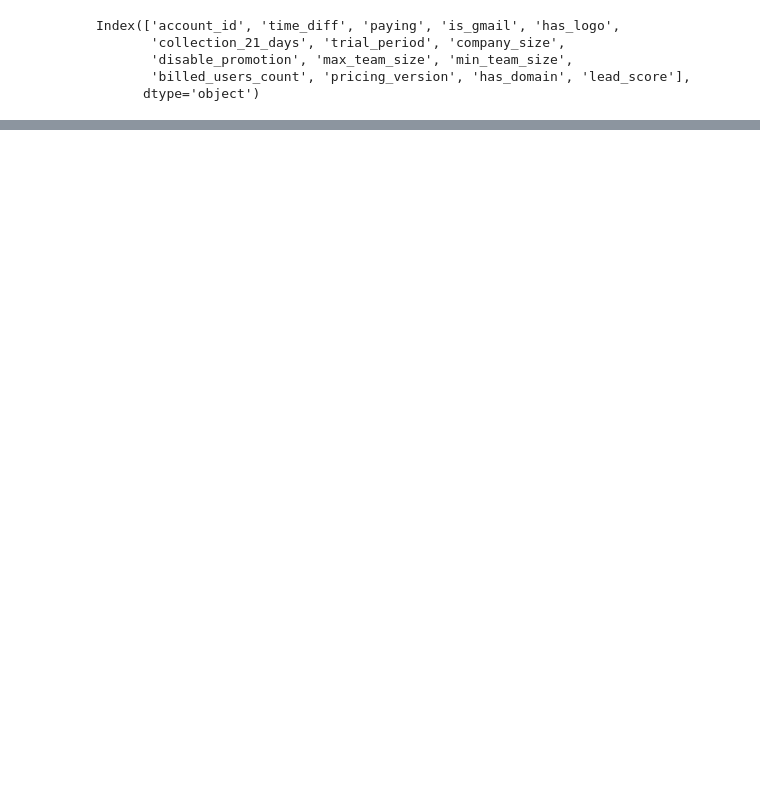
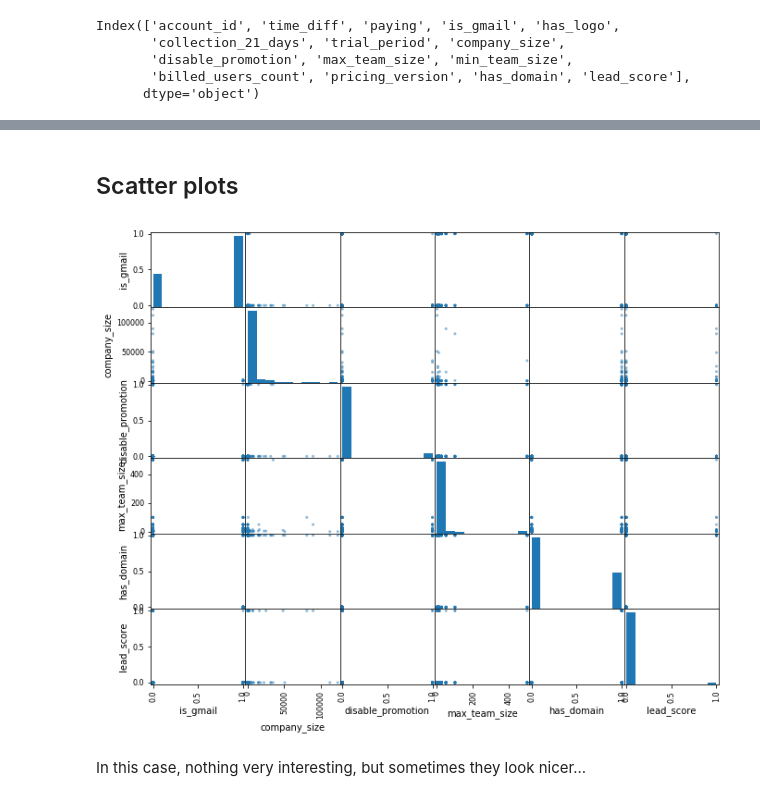
Before and after one commit to DataHackIL/DataLearn-ML-Intro-2019, a Jupyter notebook: part_4.EDA.ipynb, the cells around one changed output, grey strips where cells are left out. Cells and saved outputs as stored; diff of their text form; code cells hidden in the pictures; blank space fills up the shorter version.

```diff
--- a/part_4.EDA.ipynb
+++ b/part_4.EDA.ipynb
@@ -281,0 +293,18 @@ corr_network(sub_numeric_acc, threshold=0.2)
+# %% [markdown]
+## Scatter plots
+# %%
+interesting_numeric = numeric_acc[['is_gmail', 'company_size', 'disable_promotion',
+                                   'max_team_size', 'has_domain', 'lead_score']]
+# %%
+# Scatterplot Matrix
+import matplotlib.pyplot as plt
+import pandas
+from pandas.plotting import scatter_matrix
+# plt.figure(figsize=(12,10))
+f, ax = plt.subplots(figsize =(11, 9))
+scatter_matrix(interesting_numeric, ax=ax)
+plt.show()
+# %% [output]
+[figure, added]
+# %% [markdown]
+In this case, nothing very interesting, but sometimes they look nicer...
```
Also changed, not shown: parts of 10 cells of this notebook.
